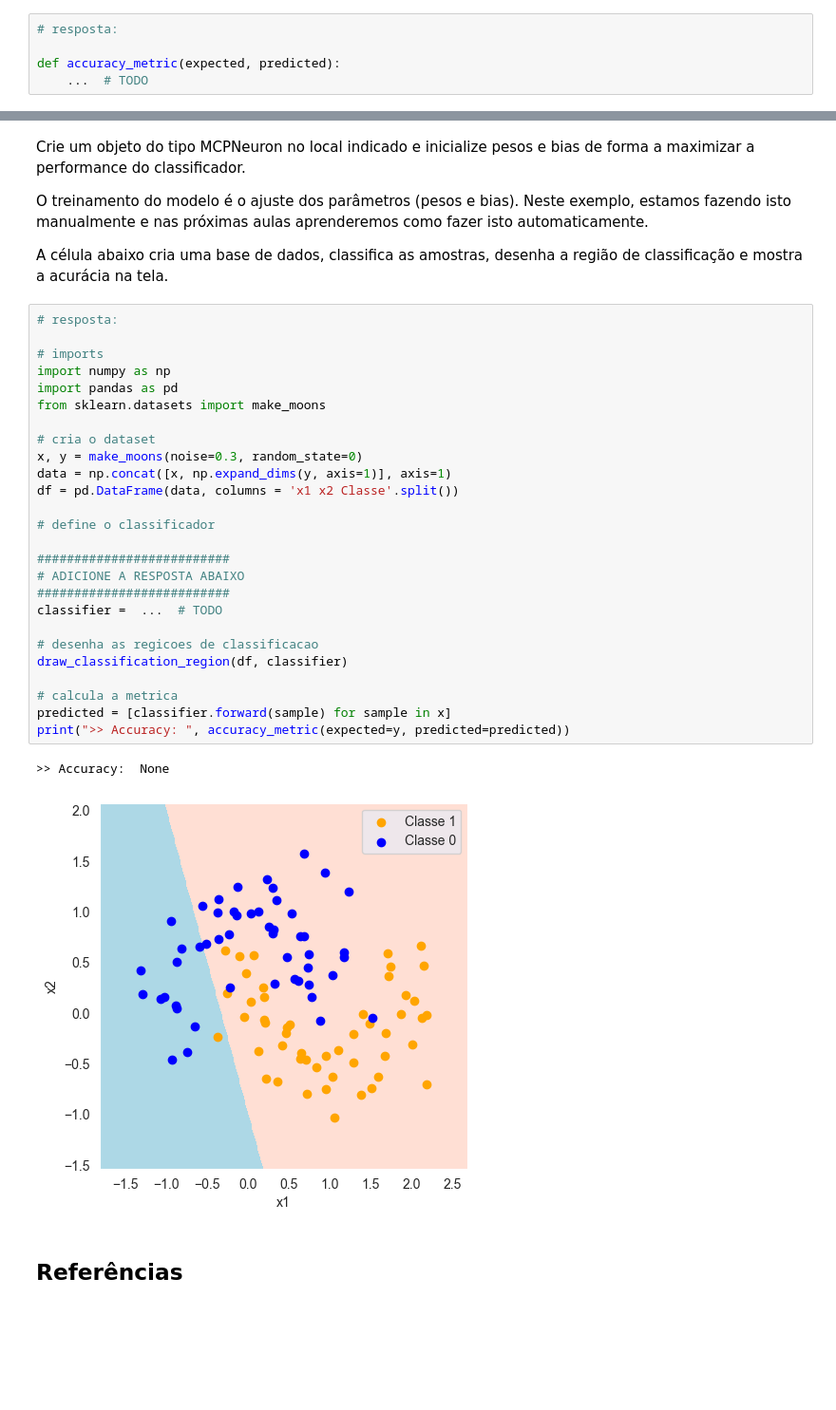
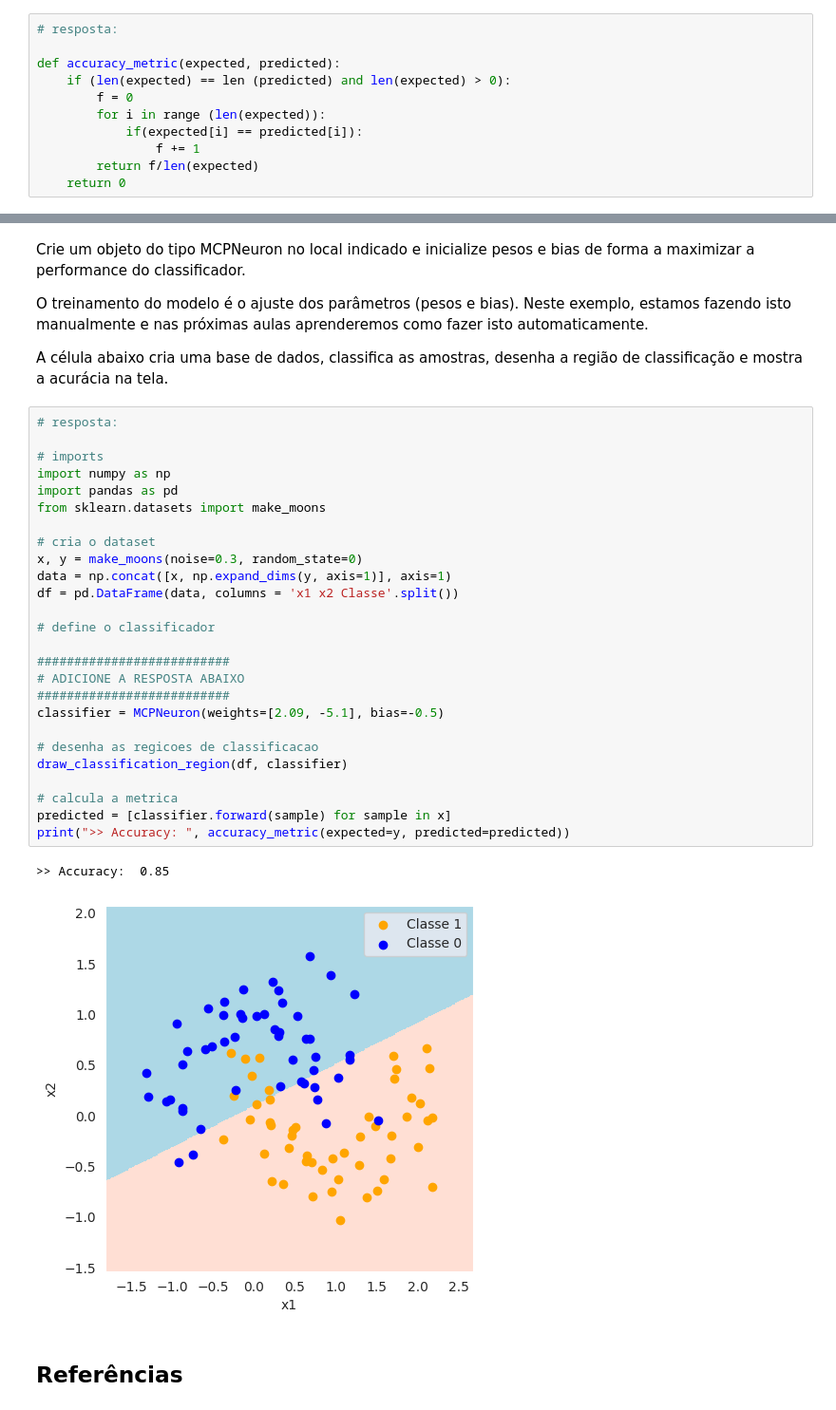
Before and after one commit to gabrieldealbuquerque/Redes-Neurais, a Jupyter notebook: Exercício 1/MCP-classificador-especificacao.ipynb, the cells around one changed output, grey strips where cells are left out. Shown at 95% size. Drawn from its saved outputs; the diff is of its cells as text; blank space fills up the shorter version.

```diff
--- a/Exercício 1/MCP-classificador-especificacao.ipynb
+++ b/Exercício 1/MCP-classificador-especificacao.ipynb
@@ -124,7 +124,13 @@ Adicione asserts para verificar se os tamanhos das listas de entrada são iguais
 # resposta:
 
 def accuracy_metric(expected, predicted):
-    ...  # TODO
+    if (len(expected) == len (predicted) and len(expected) > 0):
+        f = 0
+        for i in range (len(expected)):
+            if(expected[i] == predicted[i]):
+                f += 1
+        return f/len(expected)
+    return 0
 # %%
 expected = df['Classe'].values
 predicted = df['Classe Predita'].values
@@ -227,32 +235,32 @@ A célula abaixo cria uma base de dados, classifica as amostras, desenha a regi
 # %%
 # resposta:
 
 # imports
 import numpy as np
 import pandas as pd
 from sklearn.datasets import make_moons
 
 # cria o dataset
 x, y = make_moons(noise=0.3, random_state=0)
 data = np.concat([x, np.expand_dims(y, axis=1)], axis=1)
 df = pd.DataFrame(data, columns = 'x1 x2 Classe'.split())
 
 # define o classificador
 
 ##########################
 # ADICIONE A RESPOSTA ABAIXO
 ##########################
-classifier =  ...  # TODO
+classifier = MCPNeuron(weights=[2.09, -5.1], bias=-0.5)
 
 # desenha as regicoes de classificacao
 draw_classification_region(df, classifier)
 
 # calcula a metrica
 predicted = [classifier.forward(sample) for sample in x]
 print(">> Accuracy: ", accuracy_metric(expected=y, predicted=predicted))
 # %% [output]
->> Accuracy:  None
+>> Accuracy:  0.85
-[figure, old version]
+[figure, new version]
 # %% [markdown]
 ## Referências
 # %% [markdown]
```
Also changed, not shown: parts of 6 cells of this notebook, 29 other files.
